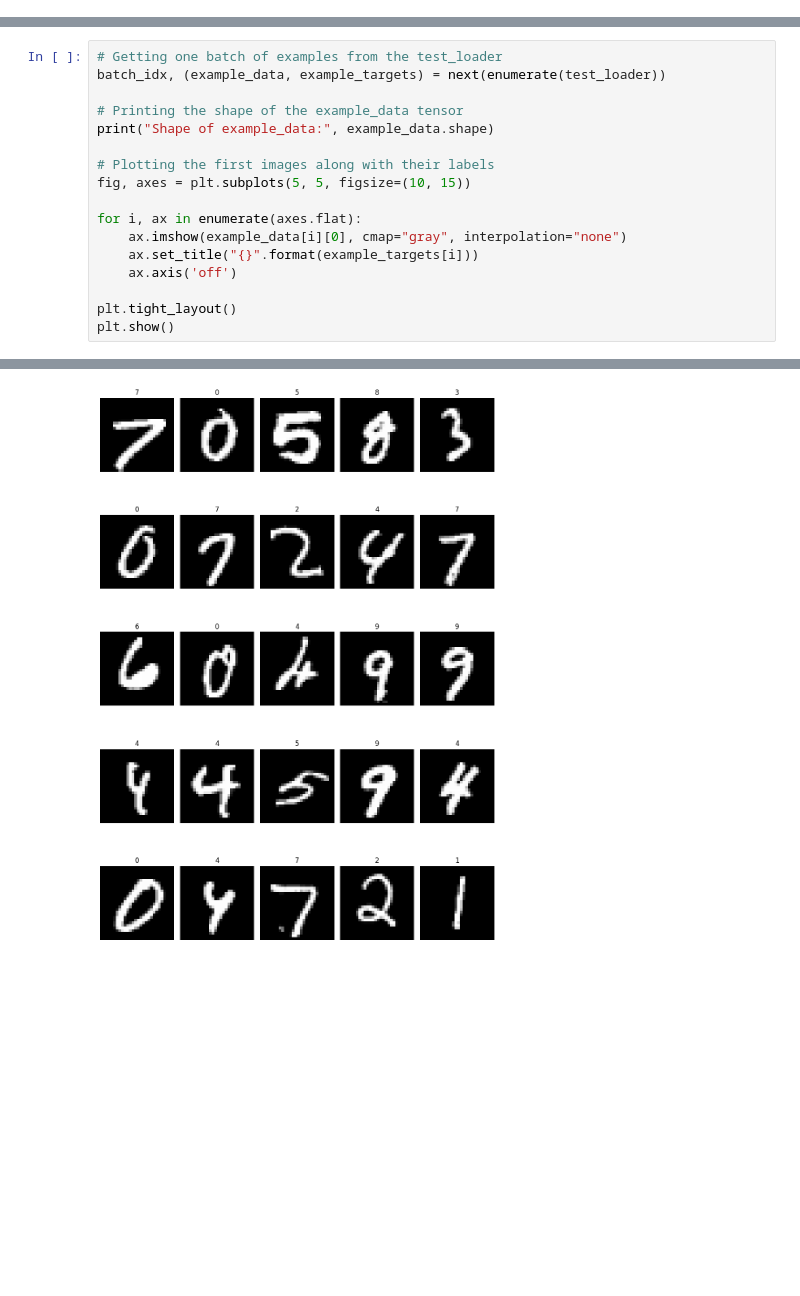
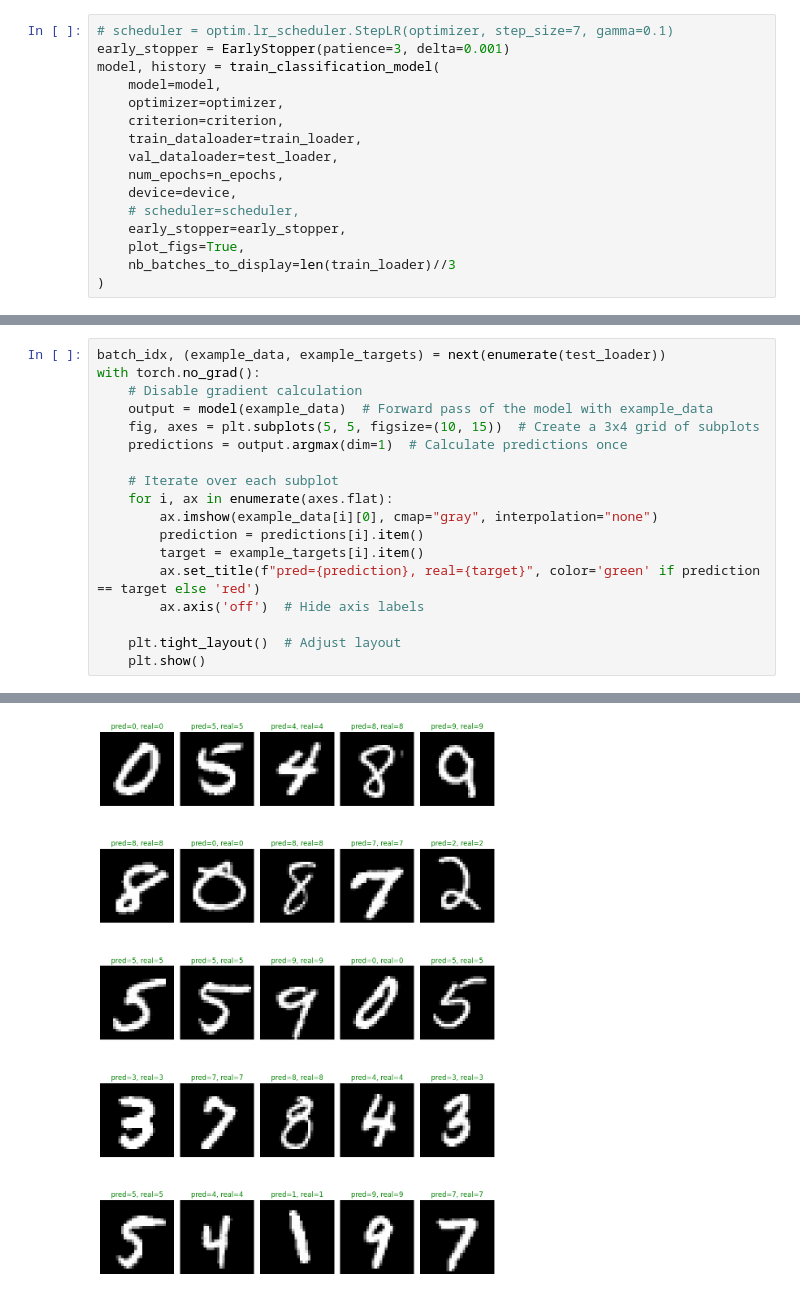
Before and after one commit to AlexandreYao/MNIST, a Jupyter notebook: src/digit-recognition.ipynb, the cells around one changed output, grey strips where cells are left out. Saved outputs shown, nothing was run; the diff lists cells and outputs as text; blank space fills up the shorter version.

Commit message:
model updates

```diff
--- a/src/digit-recognition.ipynb
+++ b/src/digit-recognition.ipynb
@@ -90,0 +140,16 @@ Extracting ../data/MNIST/raw/t10k-labels-idx1-ubyte.gz to ../data/MNIST/raw
+# %%
+# scheduler = optim.lr_scheduler.StepLR(optimizer, step_size=7, gamma=0.1)
+early_stopper = EarlyStopper(patience=3, delta=0.001)
+model, history = train_classification_model(
+    model=model,
+    optimizer=optimizer,
+    criterion=criterion,
+    train_dataloader=train_loader,
+    val_dataloader=test_loader,
+    num_epochs=n_epochs,
+    device=device,
+    # scheduler=scheduler,
+    early_stopper=early_stopper,
+    plot_figs=True,
+    nb_batches_to_display=len(train_loader)//3
+)
@@ -91,18 +188,19 @@ Extracting ../data/MNIST/raw/t10k-labels-idx1-ubyte.gz to ../data/MNIST/raw
 # %%
-# Getting one batch of examples from the test_loader
 batch_idx, (example_data, example_targets) = next(enumerate(test_loader))
+with torch.no_grad():
+    # Disable gradient calculation
+    output = model(example_data)  # Forward pass of the model with example_data
+    fig, axes = plt.subplots(5, 5, figsize=(10, 15))  # Create a 3x4 grid of subplots
+    predictions = output.argmax(dim=1)  # Calculate predictions once
 
-# Printing the shape of the example_data tensor
-print("Shape of example_data:", example_data.shape)
+    # Iterate over each subplot
+    for i, ax in enumerate(axes.flat):
+        ax.imshow(example_data[i][0], cmap="gray", interpolation="none")
+        prediction = predictions[i].item()
+        target = example_targets[i].item()
+        ax.set_title(f"pred={prediction}, real={target}", color='green' if prediction == target else 'red')
+        ax.axis('off')  # Hide axis labels
 
-# Plotting the first images along with their labels
-fig, axes = plt.subplots(5, 5, figsize=(10, 15))
-
-for i, ax in enumerate(axes.flat):
-    ax.imshow(example_data[i][0], cmap="gray", interpolation="none")
-    ax.set_title("{}".format(example_targets[i]))
-    ax.axis('off')
-
-plt.tight_layout()
-plt.show()
+    plt.tight_layout()  # Adjust layout
+    plt.show()
 # %% [output]
@@ -110 +207 @@ Shape of example_data: torch.Size([1000, 1, 28, 28])
-[figure, old version]
+[figure, new version]
```
Also changed, not shown: parts of 23 cells of this notebook, 6 other files.
